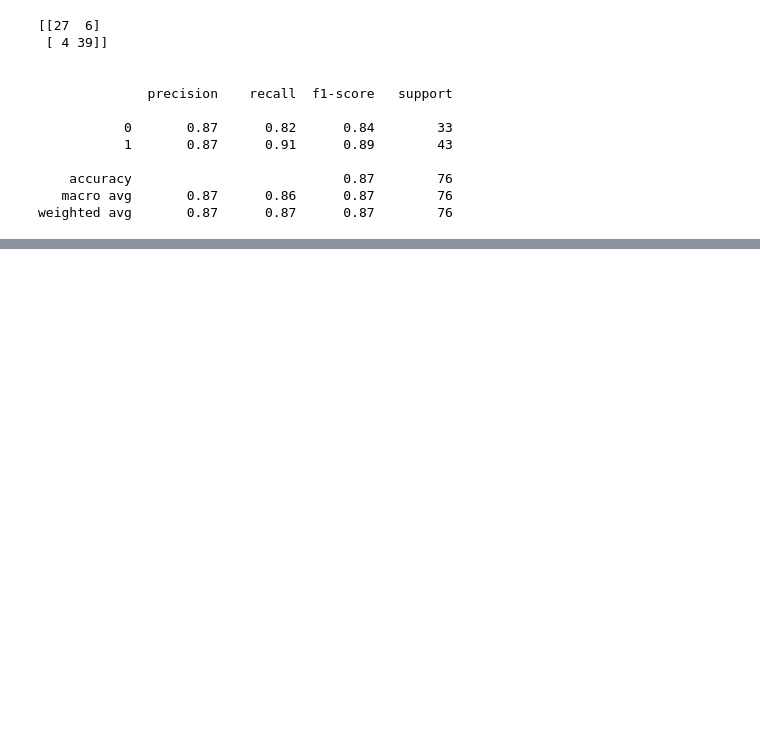
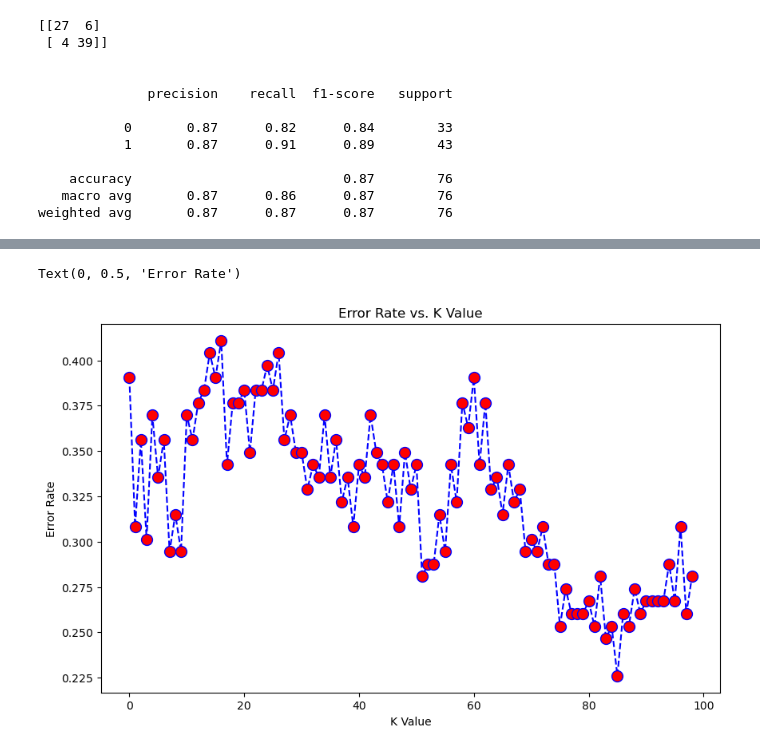
Before and after one commit to EmreCan99/2024_bio_data_science, a Jupyter notebook: scripts/K-NN.ipynb, the cells around one changed output, grey strips where cells are left out. Cells and saved outputs as stored; diff of their text form; code cells hidden in the pictures; blank space fills up the shorter version.

```diff
--- a/scripts/K-NN.ipynb
+++ b/scripts/K-NN.ipynb
@@ -142,0 +148,5 @@ new_predict = classify.predict(sc.fit_transform([new_data]))
+# %%
+df = pd.read_csv("/Users/emrecanciftci/betik/2024_bio/data/10_Ch10/Supplementary files/indian_liver_patient.csv")
+df.rename({"Dataset":"Target"}, inplace=True, axis=1)
+df.Gender = df.Gender.map({"Female":0, "Male":1})
+df.info()
@@ -142,0 +172,5 @@ new_predict = classify.predict(sc.fit_transform([new_data]))
+# %%
+imputer = SimpleImputer(strategy="mean")
+non_nan_data = imputer.fit_transform(df)
+df = pd.DataFrame(non_nan_data, columns=df.columns)
+df.info()
@@ -142,0 +196,5 @@ new_predict = classify.predict(sc.fit_transform([new_data]))
+# %%
+imputer = KNNImputer(n_neighbors=5)
+non_nan_data = imputer.fit_transform(df)
+df = pd.DataFrame(non_nan_data, columns=df.columns)
+df.info()
@@ -142,0 +220,21 @@ new_predict = classify.predict(sc.fit_transform([new_data]))
+# %%
+X = df.iloc[:,:-1]
+y = df.iloc[:,-1]
+sc = StandardScaler()
+X_norm = sc.fit_transform(X)
+X_train, X_test, y_train, y_test = train_test_split(X, y, test_size = 0.25)
+# %%
+errors = []
+for i in range(1,100):
+    knn = KNeighborsClassifier(n_neighbors=i)
+    knn.fit(X_train,y_train)
+    pred_i = knn.predict(X_test)
+    errors.append(np.mean(pred_i!= y_test))
+plt.figure(figsize = (10,6))
+plt.plot(errors, color = 'blue', linestyle = 'dashed', marker = "o", markerfacecolor = "red", markersize=10)
+plt.title("Error Rate vs. K Value")
+plt.xlabel("K Value")
+plt.ylabel("Error Rate")
+# %% [output]
+Text(0, 0.5, 'Error Rate')
+[figure, added]
```
Also changed, not shown: parts of 6 cells of this notebook, 3 other files.
